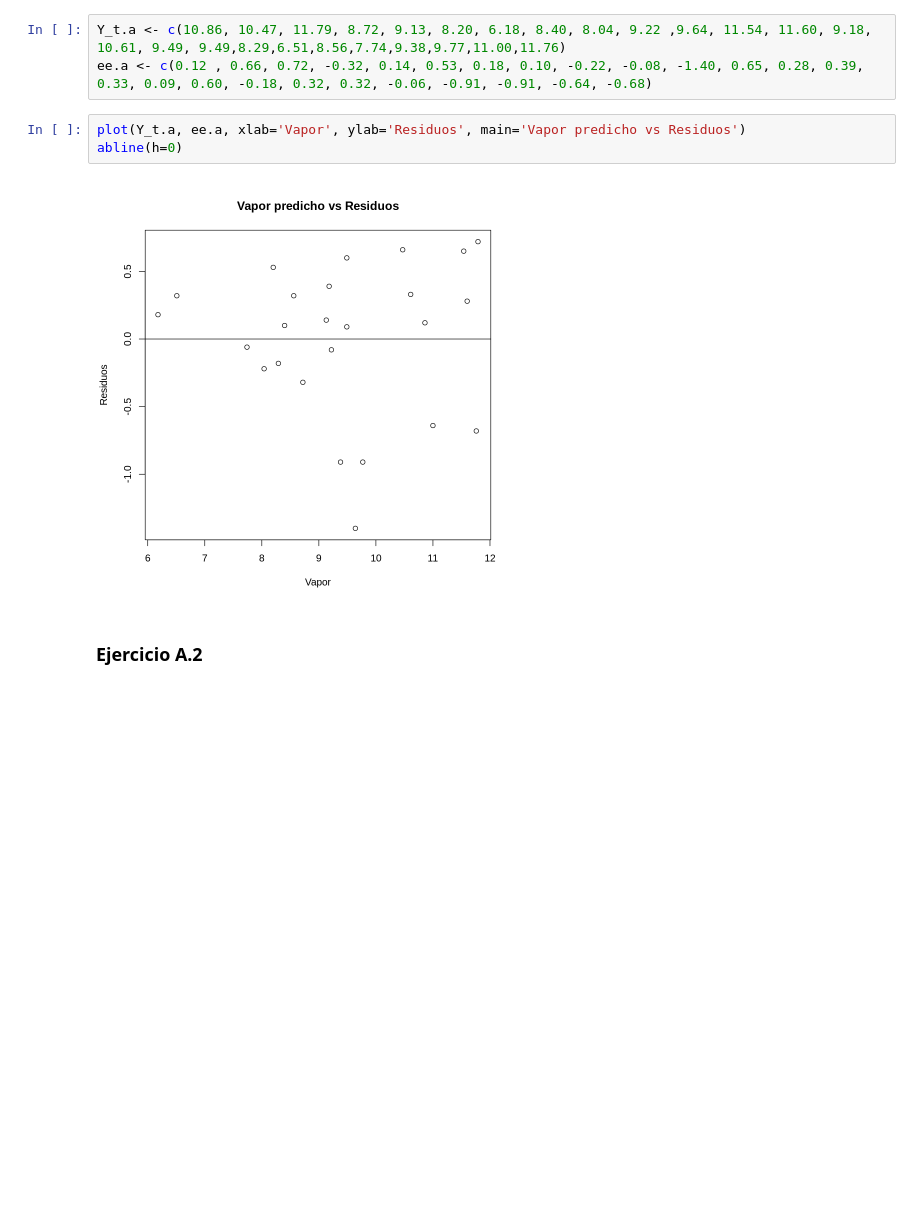
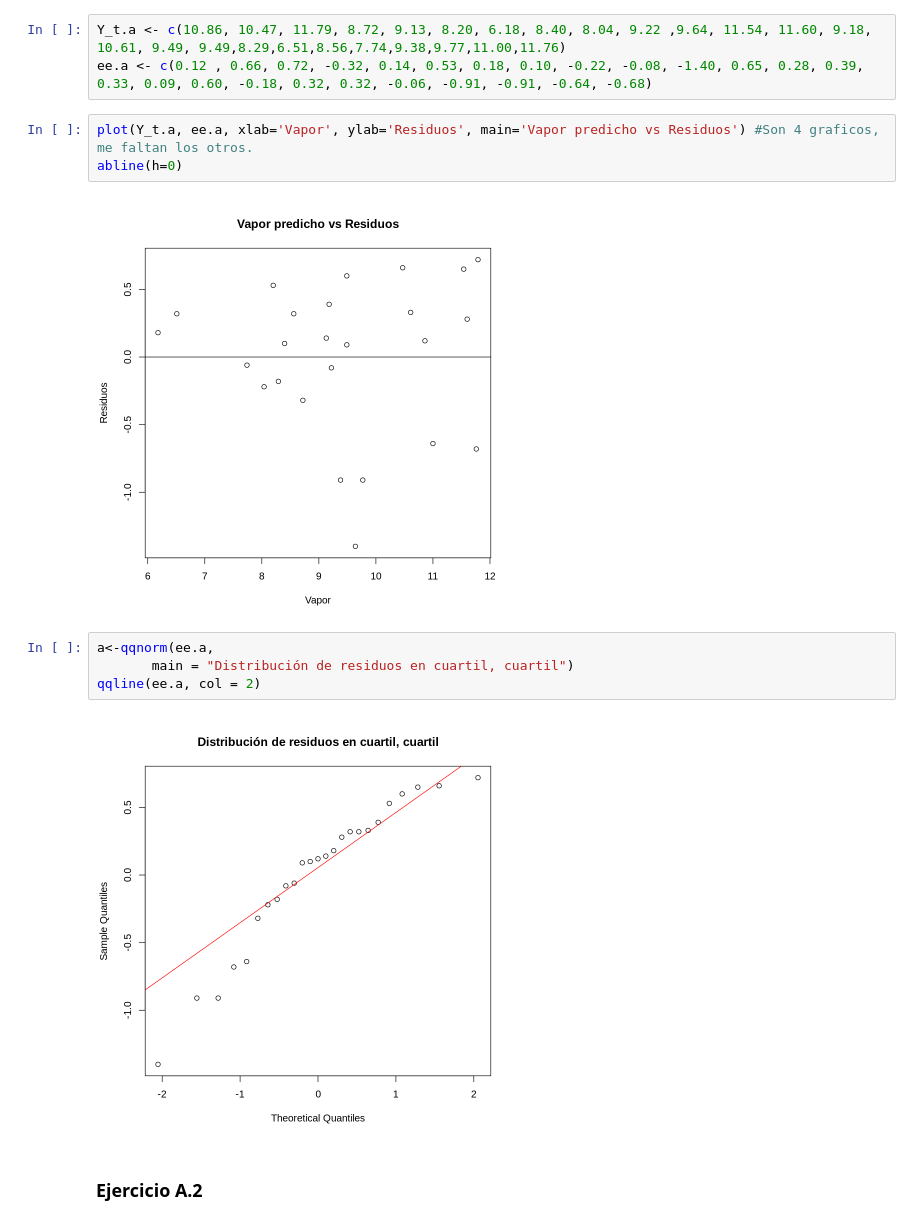
Before and after one commit to Taz-Ricardo/Mat-266, a Jupyter notebook: Tarea_3_regresion.ipynb, the cells around one changed output. Saved outputs shown, nothing was run; the diff lists cells and outputs as text; blank space fills up the shorter version.

```diff
--- a/Tarea_3_regresion.ipynb
+++ b/Tarea_3_regresion.ipynb
@@ -13,10 +15,16 @@ ERROR: Error in library("tseries"): there is no package called ‘tseries’
 Y_t.a <- c(10.86, 10.47, 11.79, 8.72, 9.13, 8.20, 6.18, 8.40, 8.04, 9.22 ,9.64, 11.54, 11.60, 9.18, 10.61, 9.49, 9.49,8.29,6.51,8.56,7.74,9.38,9.77,11.00,11.76)
 ee.a <- c(0.12 , 0.66, 0.72, -0.32, 0.14, 0.53, 0.18, 0.10, -0.22, -0.08, -1.40, 0.65, 0.28, 0.39, 0.33, 0.09, 0.60, -0.18, 0.32, 0.32, -0.06, -0.91, -0.91, -0.64, -0.68)
 # %%
-plot(Y_t.a, ee.a, xlab='Vapor', ylab='Residuos', main='Vapor predicho vs Residuos')
+plot(Y_t.a, ee.a, xlab='Vapor', ylab='Residuos', main='Vapor predicho vs Residuos') #Son 4 graficos, me faltan los otros.
 abline(h=0)
 # %% [output]
 [figure]
+# %%
+a<-qqnorm(ee.a,
+       main = "Distribución de residuos en cuartil, cuartil")
+qqline(ee.a, col = 2)
+# %% [output]
+[figure, added]
 # %% [markdown]
 ### Ejercicio A.2
 # %% [markdown]
```
Also changed, not shown: parts of 6 cells of this notebook.
